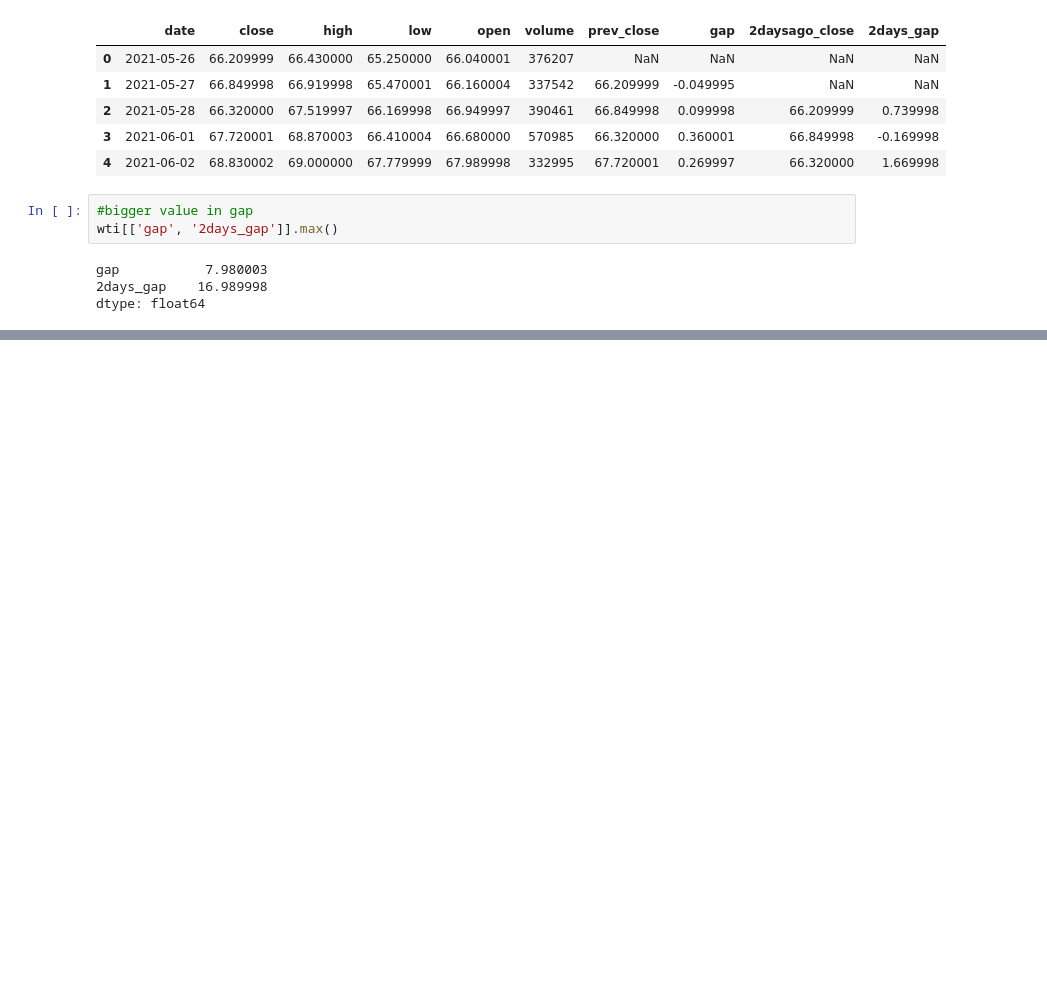
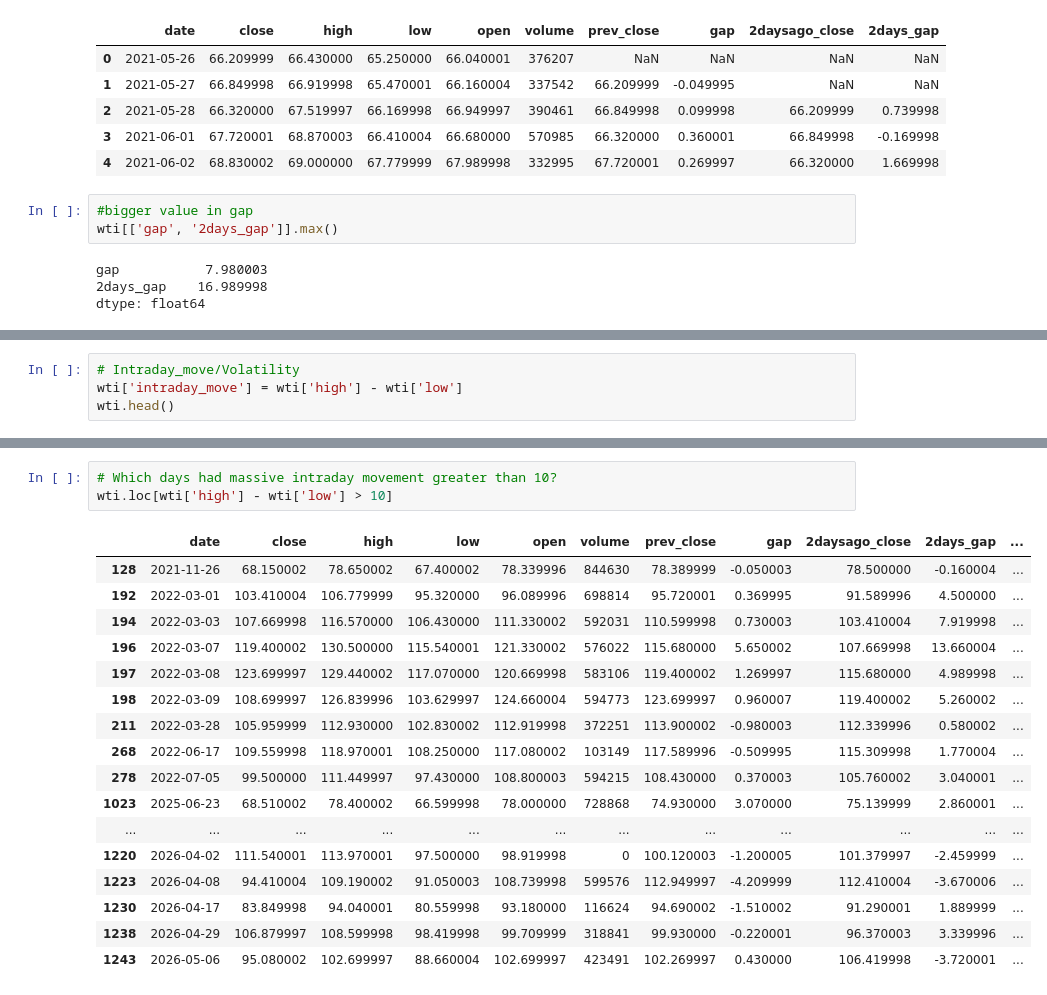
Before and after one commit to farzanekram07/oil-price-trend-analysis, a Jupyter notebook: 01_yahoo_finance_data_loading.ipynb, the cells around one changed output, grey strips where cells are left out. Drawn from its saved outputs; the diff is of its cells as text; blank space fills up the shorter version.

```diff
--- a/01_yahoo_finance_data_loading.ipynb
+++ b/01_yahoo_finance_data_loading.ipynb
@@ -262,0 +273,4 @@ Name: 1197, dtype: object
+# %%
+# Intraday_move/Volatility
+wti['intraday_move'] = wti['high'] - wti['low']
+wti.head()
@@ -262,0 +291,21 @@ Name: 1197, dtype: object
+# %%
+# Which days had massive intraday movement greater than 10?
+wti.loc[wti['high'] - wti['low'] > 10]
+# %% [output]
+|  | date | close | high | low | open | volume | prev_close | gap | 2daysago_close | 2days_gap | ... |
+| 128 | 2021-11-26 | 68.150002 | 78.650002 | 67.400002 | 78.339996 | 844630 | 78.389999 | -0.050003 | 78.500000 | -0.160004 | ... |
+| 192 | 2022-03-01 | 103.410004 | 106.779999 | 95.320000 | 96.089996 | 698814 | 95.720001 | 0.369995 | 91.589996 | 4.500000 | ... |
+| 194 | 2022-03-03 | 107.669998 | 116.570000 | 106.430000 | 111.330002 | 592031 | 110.599998 | 0.730003 | 103.410004 | 7.919998 | ... |
+| 196 | 2022-03-07 | 119.400002 | 130.500000 | 115.540001 | 121.330002 | 576022 | 115.680000 | 5.650002 | 107.669998 | 13.660004 | ... |
+| 197 | 2022-03-08 | 123.699997 | 129.440002 | 117.070000 | 120.669998 | 583106 | 119.400002 | 1.269997 | 115.680000 | 4.989998 | ... |
+| 198 | 2022-03-09 | 108.699997 | 126.839996 | 103.629997 | 124.660004 | 594773 | 123.699997 | 0.960007 | 119.400002 | 5.260002 | ... |
+| 211 | 2022-03-28 | 105.959999 | 112.930000 | 102.830002 | 112.919998 | 372251 | 113.900002 | -0.980003 | 112.339996 | 0.580002 | ... |
+| 268 | 2022-06-17 | 109.559998 | 118.970001 | 108.250000 | 117.080002 | 103149 | 117.589996 | -0.509995 | 115.309998 | 1.770004 | ... |
+| 278 | 2022-07-05 | 99.500000 | 111.449997 | 97.430000 | 108.800003 | 594215 | 108.430000 | 0.370003 | 105.760002 | 3.040001 | ... |
+| 1023 | 2025-06-23 | 68.510002 | 78.400002 | 66.599998 | 78.000000 | 728868 | 74.930000 | 3.070000 | 75.139999 | 2.860001 | ... |
+| ... | ... | ... | ... | ... | ... | ... | ... | ... | ... | ... | ... |
+| 1220 | 2026-04-02 | 111.540001 | 113.970001 | 97.500000 | 98.919998 | 0 | 100.120003 | -1.200005 | 101.379997 | -2.459999 | ... |
+| 1223 | 2026-04-08 | 94.410004 | 109.190002 | 91.050003 | 108.739998 | 599576 | 112.949997 | -4.209999 | 112.410004 | -3.670006 | ... |
+| 1230 | 2026-04-17 | 83.849998 | 94.040001 | 80.559998 | 93.180000 | 116624 | 94.690002 | -1.510002 | 91.290001 | 1.889999 | ... |
+| 1238 | 2026-04-29 | 106.879997 | 108.599998 | 98.419998 | 99.709999 | 318841 | 99.930000 | -0.220001 | 96.370003 | 3.339996 | ... |
+| 1243 | 2026-05-06 | 95.080002 | 102.699997 | 88.660004 | 102.699997 | 423491 | 102.269997 | 0.430000 | 106.419998 | -3.720001 | ... |
```
Also changed, not shown: parts of 11 cells of this notebook.
